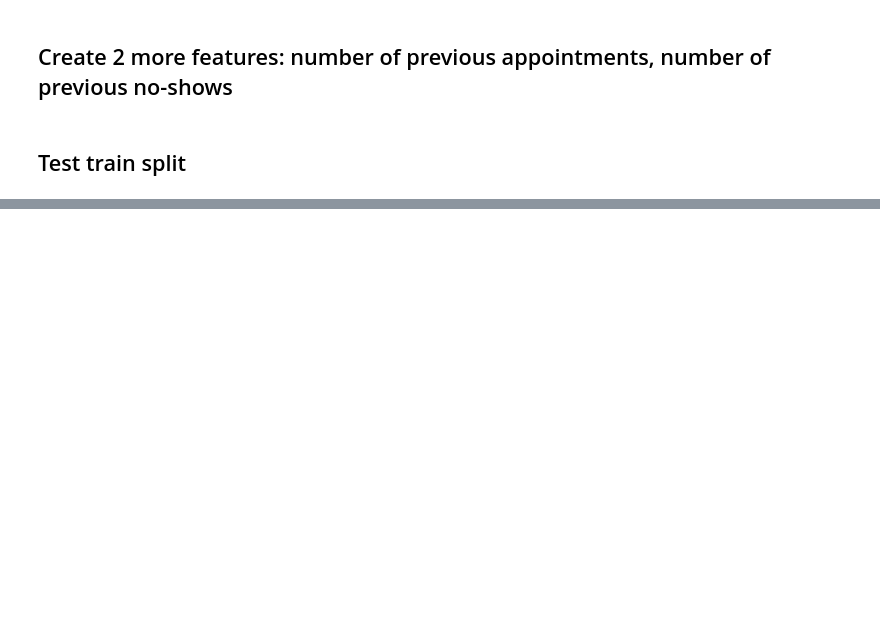
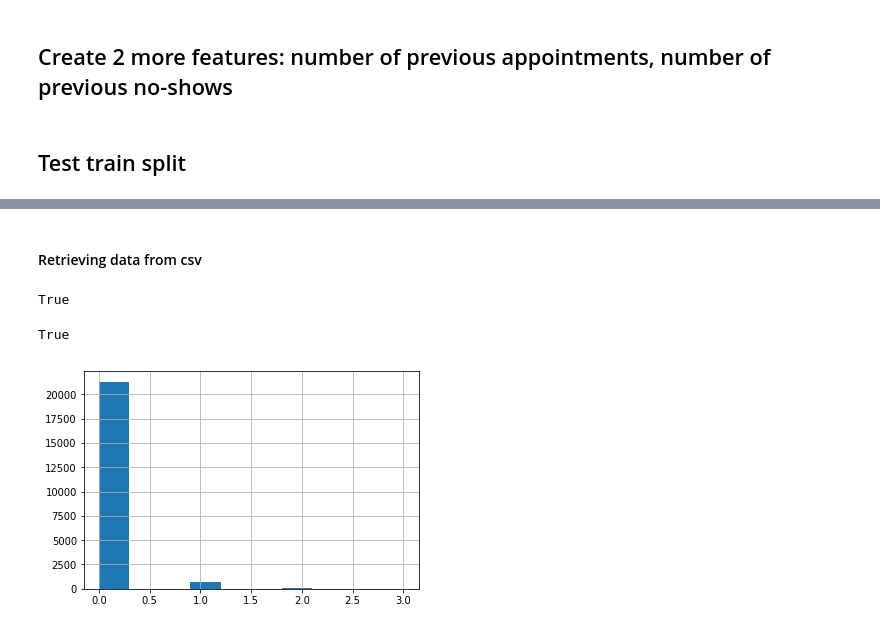
Before and after one commit to hussein073/Medical_Appointment_No_Show, a Jupyter notebook: anna_index.ipynb, the cells around one changed output, grey strips where cells are left out. Saved outputs shown, nothing was run; the diff lists cells and outputs as text; code cells hidden in the pictures; blank space fills up the shorter version.

```diff
--- a/anna_index.ipynb
+++ b/anna_index.ipynb
@@ -361,0 +304,19 @@ inner loop state:  18500
+# %% [markdown]
+#### Retrieving data from csv
+# %%
+X_train_new = pd.read_csv('X_train_new.csv', index_col=0)
+X_test_new = pd.read_csv('X_test_new.csv', index_col=0)
+y_train = pd.read_csv('y_train.csv', header=None, index_col=0)
+y_test = pd.read_csv('y_test.csv', header=None, index_col=0)
+# %%
+len(X_train_new) == len(y_train)
+# %% [output]
+True
+# %%
+len(X_test_new) == len(y_test)
+# %% [output]
+True
+# %%
+X_test_new['number_of_previous_noshows'].hist();
+# %% [output]
+[figure, added]
```
Also changed, not shown: parts of 68 cells of this notebook, 4 other files.
